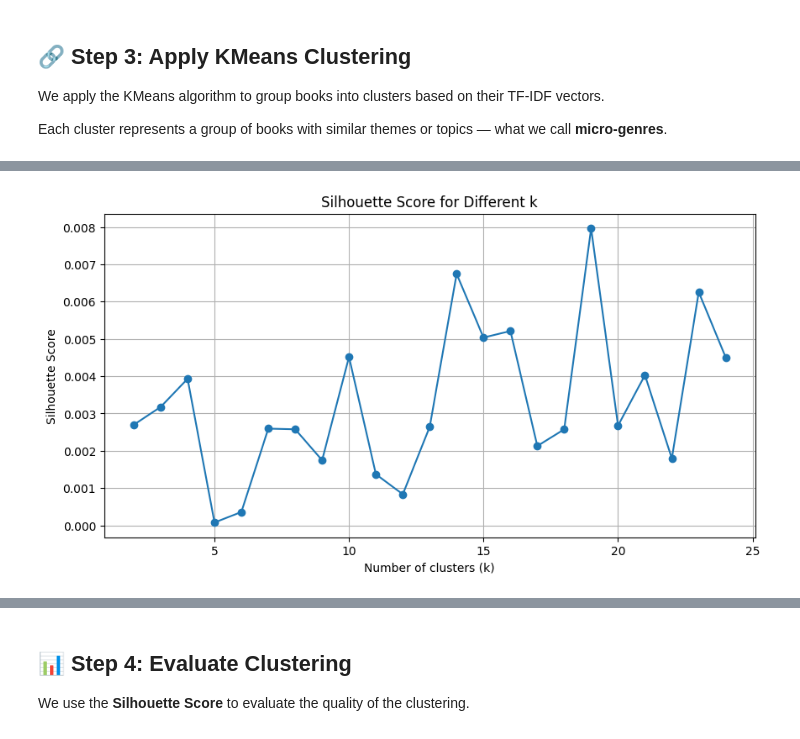
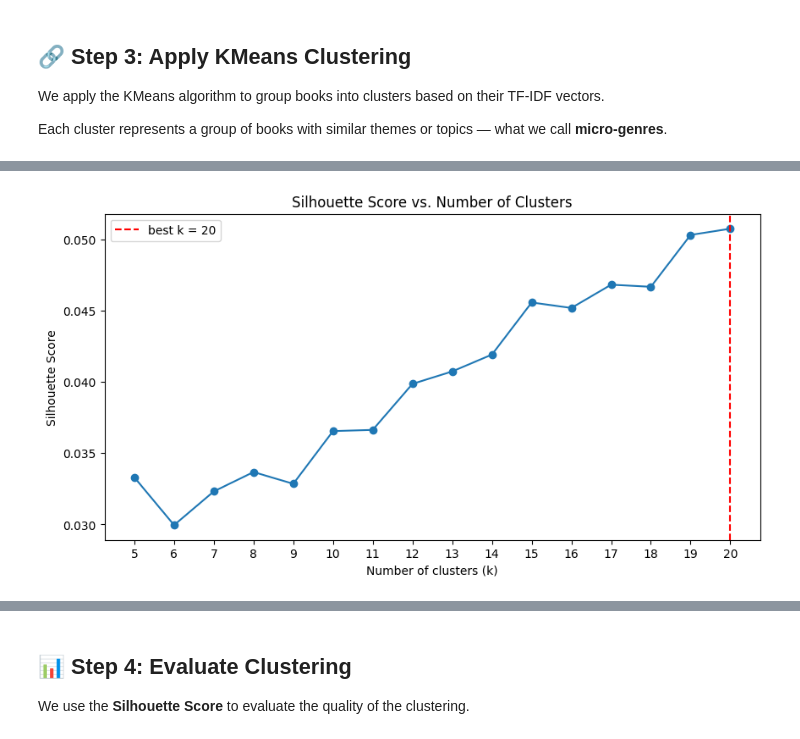
Before and after one commit to Mariam-Badr-MB/Book-s-genre, a Jupyter notebook: book-s-genre.ipynb, the cells around one changed output, grey strips where cells are left out. Saved outputs shown, nothing was run; the diff lists cells and outputs as text; code cells hidden in the pictures.

Commit message:
Kaggle Notebook | Book's genre | Version 2

```diff
--- a/book-s-genre.ipynb
+++ b/book-s-genre.ipynb
@@ -166,20 +176,18 @@ X = vectorizer.fit_transform(Data['description'])
 We apply the KMeans algorithm to group books into clusters based on their TF-IDF vectors.
 
 Each cluster represents a group of books with similar themes or topics — what we call **micro-genres**.
-# %%
-scores = []
-k_range = range(2, 25)
-
-best_k = 0
-best_score = -1
-
-for k in k_range:
-    kmeans = KMeans(n_clusters=k, n_init=10, random_state=42)
-    labels = kmeans.fit_predict(X)
-    score = silhouette_score(X, labels)
-
-    scores.append(score)
-
-    if score > best_score:
-        best_score = score
-        best_k = k
+# %%
+scores = {}
+for k in range(5, 21):
+    labels = KMeans(n_clusters=k, n_init=10, random_state=42).fit_predict(X)
+    scores[k] = silhouette_score(X, labels)
+best_k = max(scores, key=scores.get)
+print("best_k:", best_k, "| silhouette:", round(scores[best_k], 3))
+
+model = KMeans(n_clusters=best_k, n_init=10, random_state=42)
+Data["genre"] = model.fit_predict(X)
+
+terms = vectorizer.get_feature_names_out()
+centers = lsa.named_steps["truncatedsvd"].inverse_transform(model.cluster_centers_)
+for i, c in enumerate(centers):
+    print(f"Cluster {i}:", [terms[j] for j in c.argsort()[-10:][::-1]])
@@ -186,13 +212,18 @@ for k in k_range:
 # %%
+ks = list(scores.keys())
+vals = list(scores.values())
+
 plt.figure(figsize=(10, 5))
-plt.plot(list(k_range), scores, marker='o')
+plt.plot(ks, vals, marker='o')
+plt.axvline(best_k, color='red', linestyle='--', label=f'best k = {best_k}')
 plt.xlabel('Number of clusters (k)')
 plt.ylabel('Silhouette Score')
-plt.title('Silhouette Score for Different k')
-plt.grid(True)
+plt.title('Silhouette Score vs. Number of Clusters')
+plt.xticks(ks)
+plt.legend()
 plt.show()
 # %% [output]
-[figure, old version]
+[figure, new version]
 # %%
 model = KMeans(n_clusters=best_k, n_init=10, random_state=42)
 Data["genre"] = model.fit_predict(X)
```
Also changed, not shown: parts of 17 cells of this notebook.
